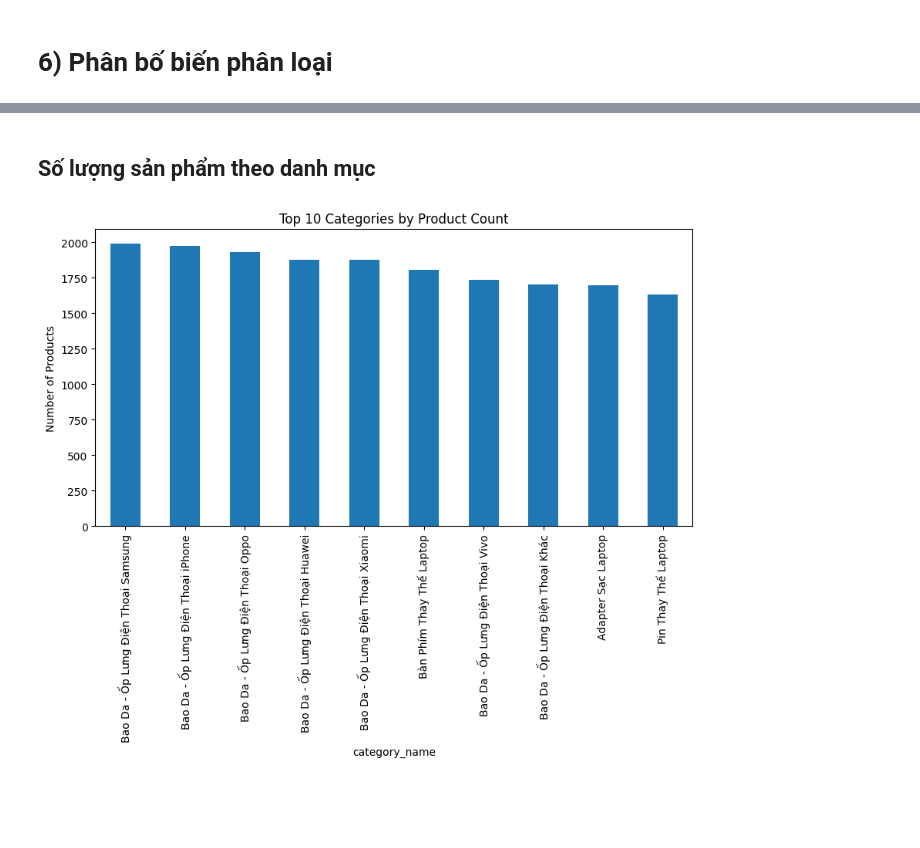
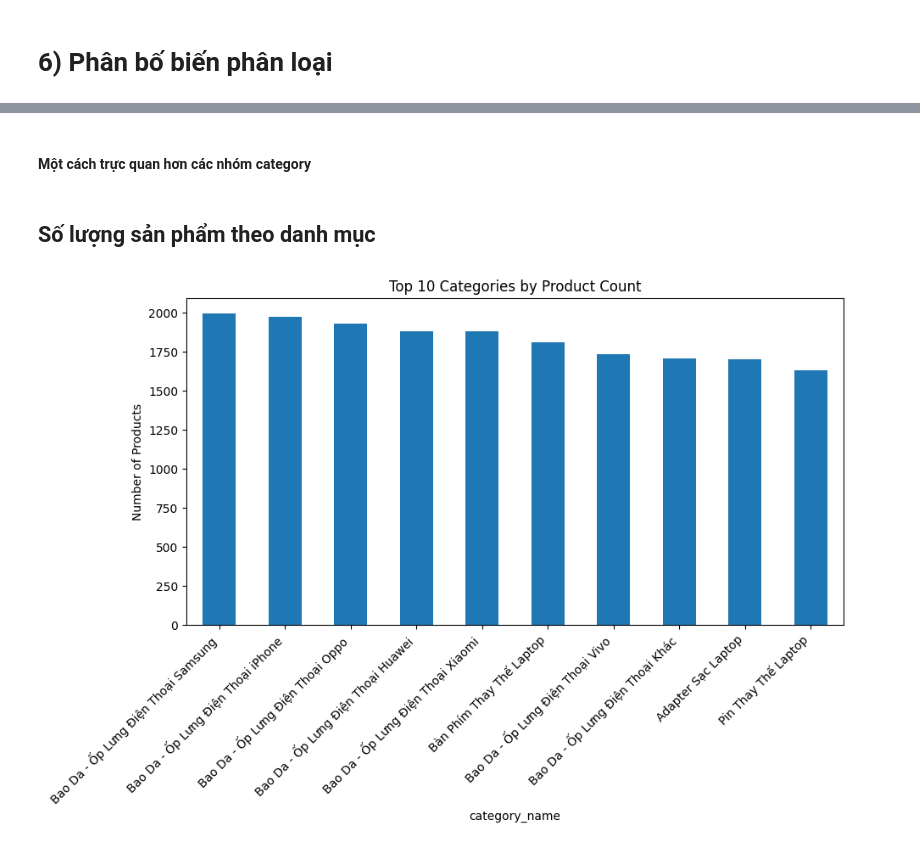
Before and after one commit to phuongth05/DV_LAB01, a Jupyter notebook: notebooks/02_eda.ipynb, the cells around one changed output, grey strips where cells are left out. Cells and saved outputs as stored; diff of their text form; code cells hidden in the pictures; blank space fills up the shorter version.

```diff
--- a/notebooks/02_eda.ipynb
+++ b/notebooks/02_eda.ipynb
@@ -171,3 +181,5 @@ fig = px.treemap(
 )
 
 fig.show()
+# %% [markdown]
+#### Một cách trực quan hơn các nhóm category
@@ -182,8 +319,9 @@ df_product_category = df_product.merge(
 # %%
 plt.figure(figsize=(10,5))
 df_product_category["category_name"].value_counts().head(10).plot(kind="bar")
 plt.title("Top 10 Categories by Product Count")
 plt.ylabel("Number of Products")
+plt.xticks(rotation=45, ha="right")
 plt.show()
 # %% [output]
-[figure, old version]
+[figure, new version]
```
Also changed, not shown: parts of 7 cells of this notebook, 9 other files.
